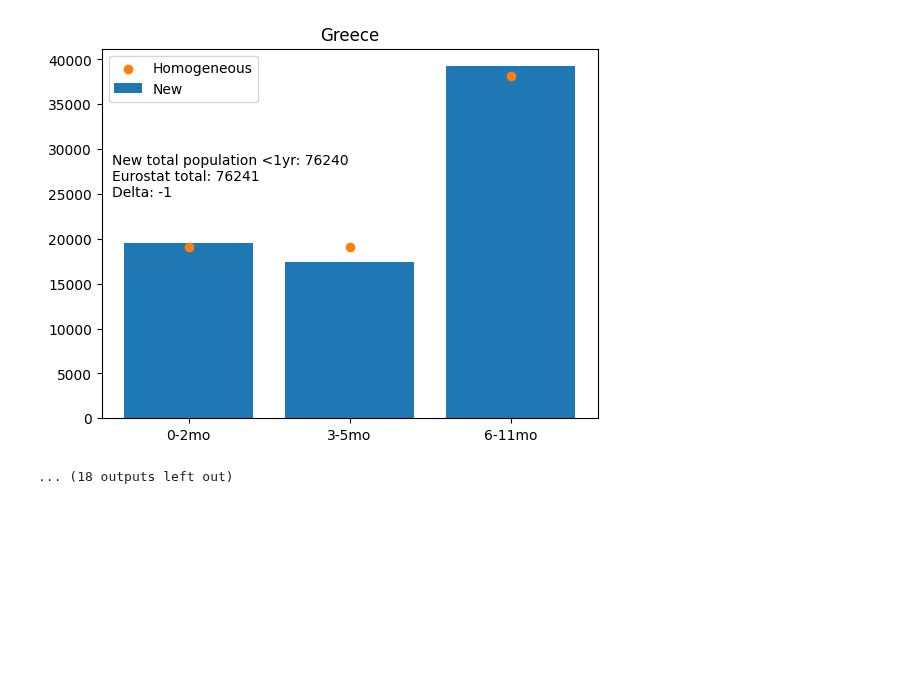
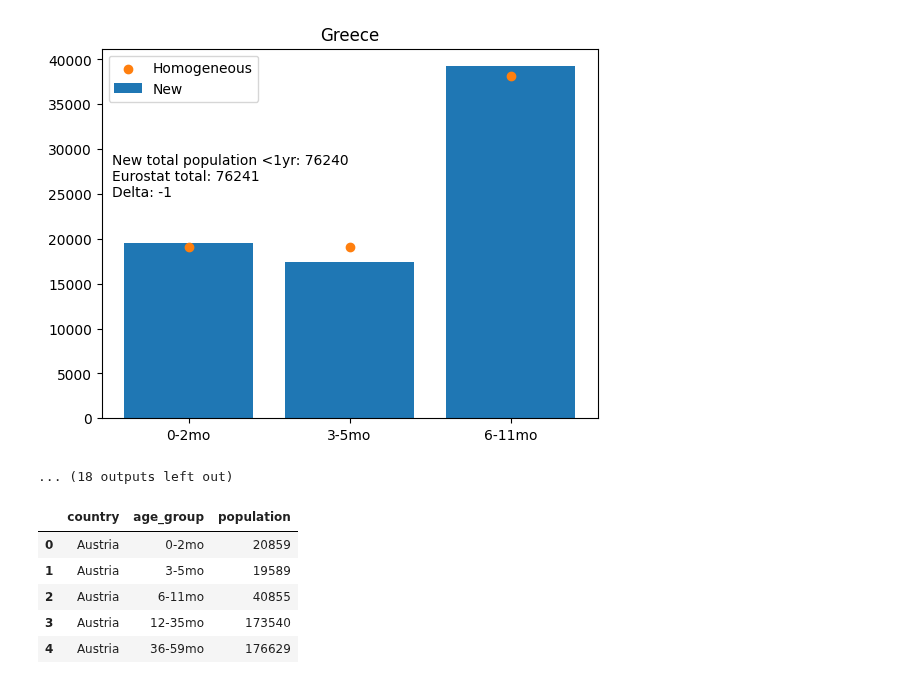
Before and after one commit to european-modelling-hubs/RespiCompass, a Jupyter notebook: auxiliary-data/population/raw-data/parse_eurostat_population.ipynb, the cells around one changed output. Cells and saved outputs as stored; diff of their text form; code cells hidden in the pictures; blank space fills up the shorter version.

Commit message:
target data

```diff
--- a/auxiliary-data/population/raw-data/parse_eurostat_population.ipynb
+++ b/auxiliary-data/population/raw-data/parse_eurostat_population.ipynb
@@ -65,7 +65,7 @@ def compute_population_1yr_share(country, births, scenario_start_date):
     return population_1yr_share
 
 
-def get_population_data(df, country, births, year=2023, scenario_start_date="2023-09-01"):
+def get_population_data(df, country, births, age_groups_dict, year=2023, scenario_start_date="2023-09-01"):
     """
     Get population data for a given country and year and convert to scenario age groups
     """
@@ -83,8 +83,8 @@ def get_population_data(df, country, births, year=2023, scenario_start_date="202
 
     # convert to scenario age groups
     Nk, Nk_names = [], []
-    for grp in age_groups:
-        df_location_grp = df_country_year[df_country_year.age.isin(age_groups[grp]["groups"])]
+    for grp in age_groups_dict:
+        df_location_grp = df_country_year[df_country_year.age.isin(age_groups_dict[grp]["groups"])]
         if grp in population_1yr_share:
             Nk.append(int(df_location_grp.OBS_VALUE.values.sum() * population_1yr_share[grp]))
         else:
@@ -111,12 +111,12 @@ countries = pd.read_csv("../../../supporting-files/countries.csv")
 
 # import raw eurostat data on births
 births = pd.read_csv("../../births/raw-data/estat_demo_fmonth_filtered_en.csv")
-births = births.loc[(births.month != "Total") & (births.geo.isin(countries.country_name.values))]
+births = births.loc[(births.month != "Total") & (births.geo.isin(countries.country.values))]
 births["date"] = pd.to_datetime(births["TIME_PERIOD"].astype(str) + "-" + births["month"].astype(str) + "-01")
 
 # import raw eurostat data on population
 population = pd.read_csv("./estat_demo_pjan_filtered_en.csv")
-population = population.loc[population.geo.isin(countries.country_name.values)]
+population = population.loc[population.geo.isin(countries.country.values)]
 population.head()
 # %% [output]
 |  | DATAFLOW | LAST UPDATE | freq | unit | age | sex | geo | TIME_PERIOD | OBS_VALUE | OBS_FLAG | ... |
@@ -128,9 +128,9 @@ population.head()
 # %%
 # get population data for each country (year 2023 to match births data used in the scenario from 2023/2024)
 df_total = pd.DataFrame()
-for location in countries.country_name.values:
+for location in countries.country.values:
     births_country = births.loc[births.geo == location]
-    df_country = get_population_data(population, location, births_country, year=2023)
+    df_country = get_population_data(population, location, births_country, age_groups_dict=age_groups, year=2023)
     df_total = pd.concat([df_total, df_country], ignore_index=True)
 
 df_total.head()
@@ -204,3 +204,32 @@ for country in df_total.country.unique():
 [figure]
 [figure]
 ... (18 outputs left out)
+# %%
+# extended age groups, needed to compute synthetic data
+# these age groups match the ones in the RESCEU data
+age_groups_extended = {'0-2mo': {"groups": ['Less than 1 year']},
+              '3-5mo': {"groups": ['Less than 1 year']},
+              '6-11mo': {"groups": ['Less than 1 year']},
+              '12-35mo': {"groups": ['1 year', '2 years']},
+              '36-59mo': {"groups": ['3 years', '4 years']},
+              '5-17y': {"groups": [f"{i} years" for i in np.arange(5, 18)]},
+              '18-64y': {"groups": [f"{i} years" for i in np.arange(18, 65)]},
+              '65-74y': {"groups": [f"{i} years" for i in np.arange(65, 75)]},
+              '75-84y': {"groups": [f"{i} years" for i in np.arange(75, 85)]},
+              '85+y': {"groups": [f"{i} years" for i in np.arange(85, 100)] + ['Open-ended age class']}}
+
+# get population data for each country for extended age groups
+df_total_extended = pd.DataFrame()
+for location in countries.country.values:
+    births_country = births.loc[births.geo == location]
+    df_country = get_population_data(population, location, births_country, age_groups_dict=age_groups_extended, year=2023)
+    df_total_extended = pd.concat([df_total_extended, df_country], ignore_index=True)
+
+df_total_extended.head()
+# %% [output]
+|  | country | age_group | population |
+| 0 | Austria | 0-2mo | 20859 |
+| 1 | Austria | 3-5mo | 19589 |
+| 2 | Austria | 6-11mo | 40855 |
+| 3 | Austria | 12-35mo | 173540 |
+| 4 | Austria | 36-59mo | 176629 |
```
Also changed, not shown: parts of 2 cells of this notebook, 12 other files.
